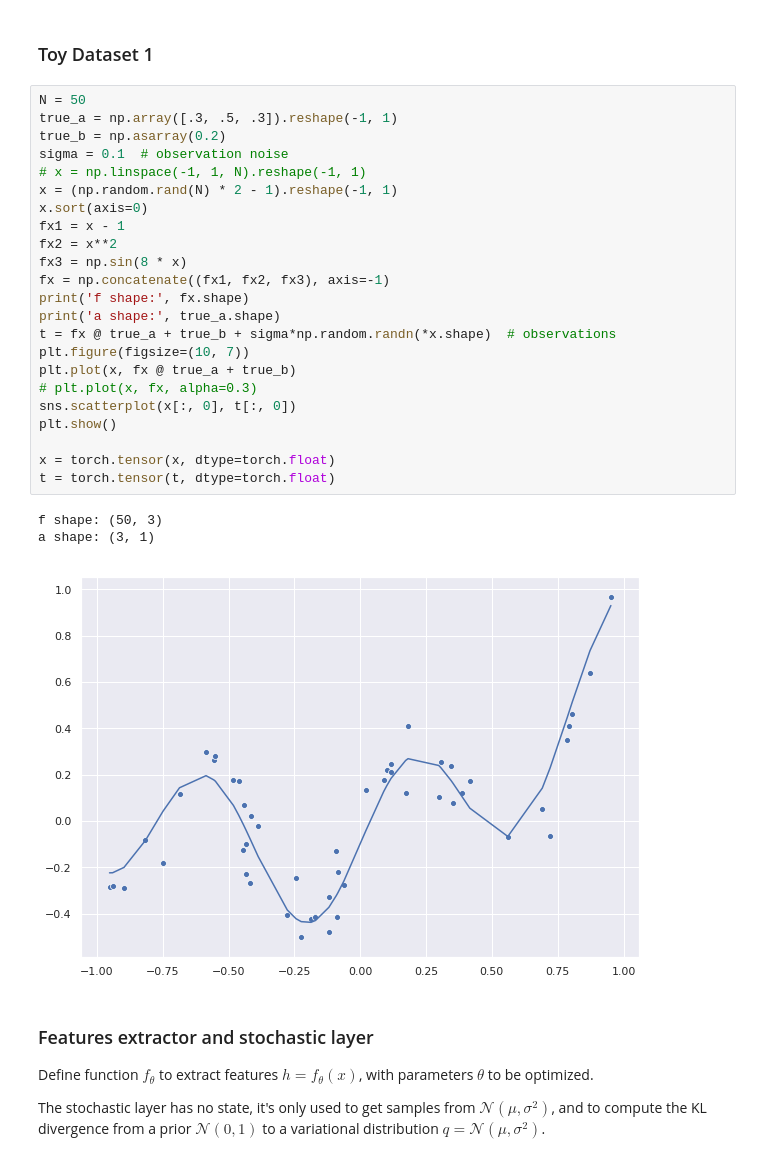
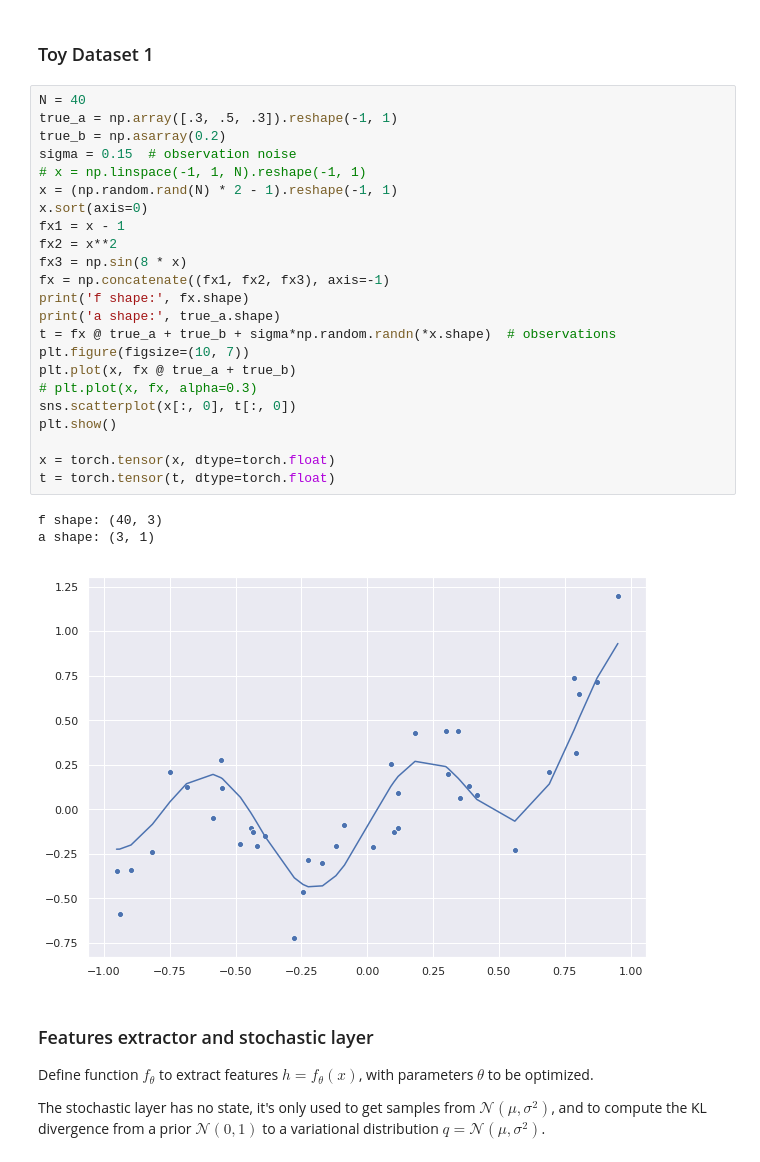
Before and after one commit to vlievin/deep-bayes, a Jupyter notebook: regression Nd-1d-Covariance.ipynb, the cells around one changed output. Saved outputs shown, nothing was run; the diff lists cells and outputs as text.

```diff
--- a/regression Nd-1d-Covariance.ipynb
+++ b/regression Nd-1d-Covariance.ipynb
@@ -110,32 +110,32 @@ Here we used the KL divergence between multivariate Gaussian distributions:
 # %% [markdown]
 ### Toy Dataset 1
 # %%
-N = 50
+N = 40
 true_a = np.array([.3, .5, .3]).reshape(-1, 1)
 true_b = np.asarray(0.2)
-sigma = 0.1  # observation noise
+sigma = 0.15  # observation noise
 # x = np.linspace(-1, 1, N).reshape(-1, 1)
 x = (np.random.rand(N) * 2 - 1).reshape(-1, 1)
 x.sort(axis=0)
 fx1 = x - 1
 fx2 = x**2
 fx3 = np.sin(8 * x)
 fx = np.concatenate((fx1, fx2, fx3), axis=-1)
 print('f shape:', fx.shape)
 print('a shape:', true_a.shape)
 t = fx @ true_a + true_b + sigma*np.random.randn(*x.shape)  # observations
 plt.figure(figsize=(10, 7))
 plt.plot(x, fx @ true_a + true_b)
 # plt.plot(x, fx, alpha=0.3)
 sns.scatterplot(x[:, 0], t[:, 0])
 plt.show()
 
 x = torch.tensor(x, dtype=torch.float)
 t = torch.tensor(t, dtype=torch.float)
 # %% [output]
-f shape: (50, 3)
+f shape: (40, 3)
 a shape: (3, 1)
-[figure, old version]
+[figure, new version]
 # %% [markdown]
 ### Features extractor and stochastic layer
 
```
Also changed, not shown: parts of 4 cells of this notebook.
